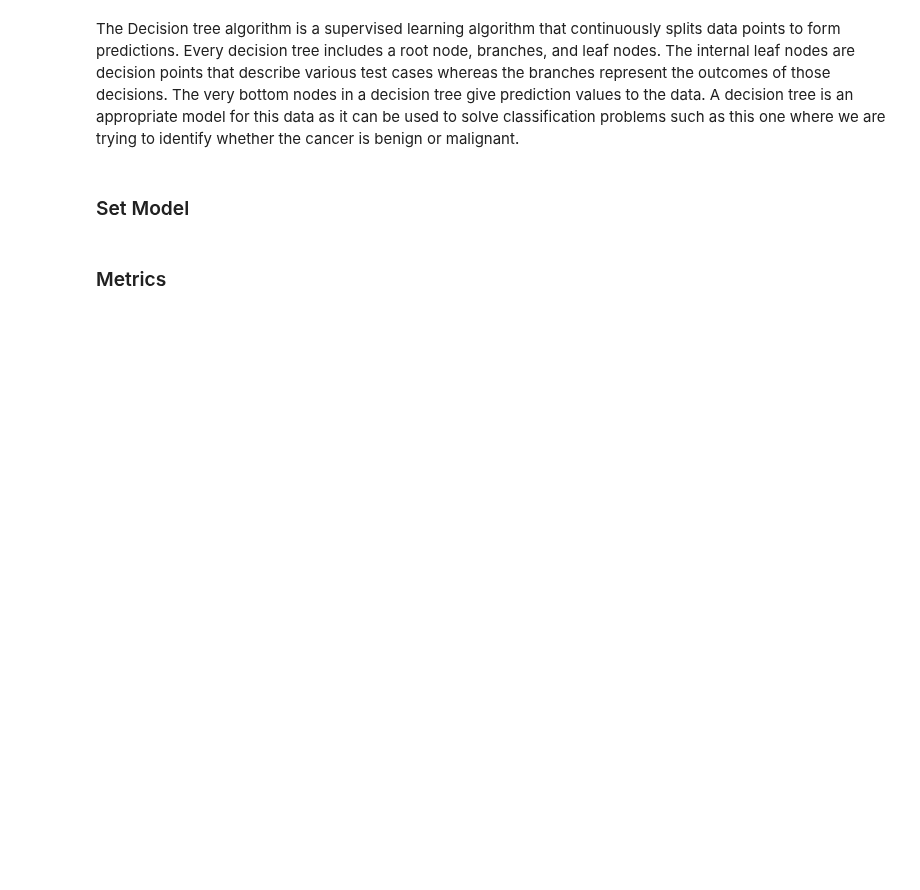
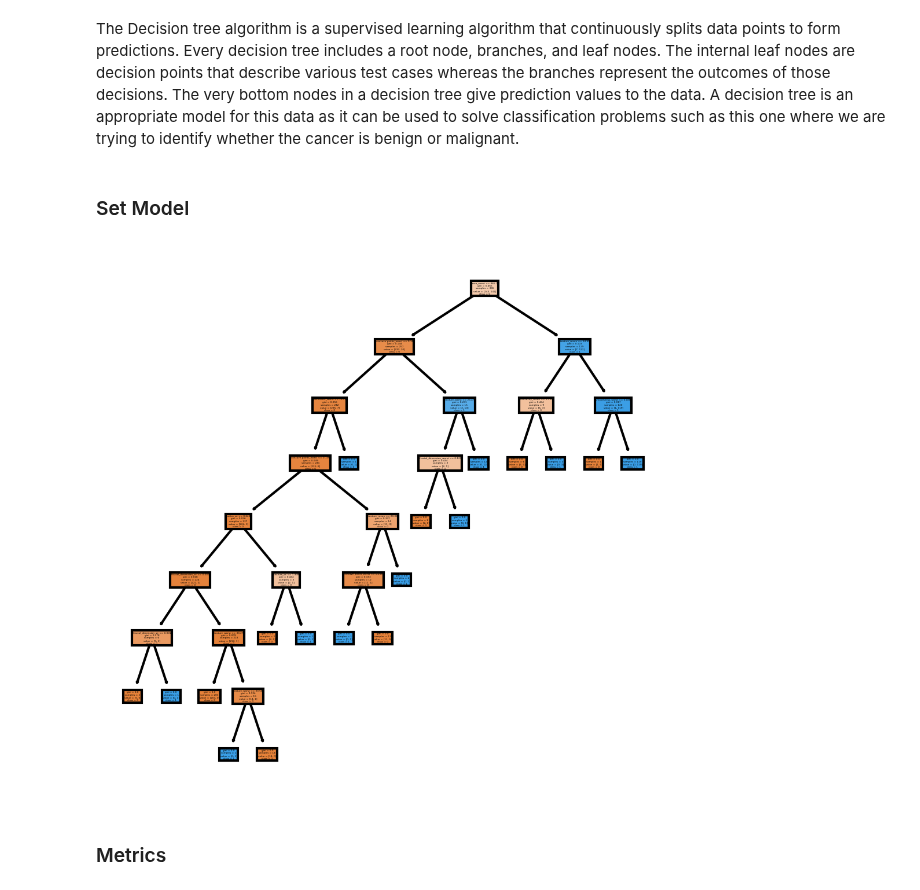
Before and after one commit to UCB-stat-159-s22/hw07-Group26, a Jupyter notebook: codes/decision_tree_and_random_forest.ipynb, the cells around one changed output. Drawn from its saved outputs; the diff is of its cells as text; code cells hidden in the pictures; blank space fills up the shorter version.

Commit message:
added visualization of decision

```diff
--- a/codes/decision_tree_and_random_forest.ipynb
+++ b/codes/decision_tree_and_random_forest.ipynb
@@ -41,6 +42,18 @@ The Decision tree algorithm is a supervised learning algorithm that continuously
 # %%
 # set the model and get the prediction
 model_dt, y_pred_train_dt, y_pred_val_dt = decision_tree(X_train, y_train, X_val)
+# %%
+# visualize decision tree
+fn=list(X_train.columns)
+cn=['0', '1']
+fig, axes = plt.subplots(nrows = 1,ncols = 1,figsize = (4,4), dpi=300)
+tree.plot_tree(model_dt,
+               feature_names = fn,
+               class_names=cn,
+               filled = True)
+plt.savefig('../figures/decision_tree.png', bbox_inches = 'tight');
+# %% [output]
+[figure, added]
 # %% [markdown]
 ### Metrics
 # %% [markdown]
```
Also changed, not shown: parts of 1 cell of this notebook, 3 other files.
